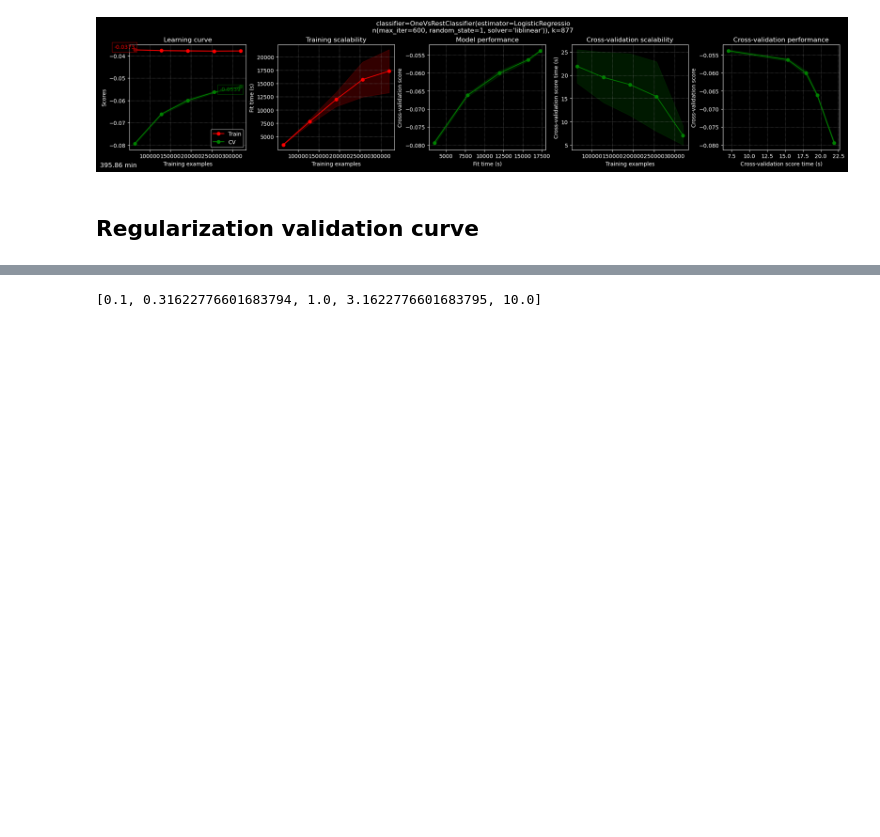
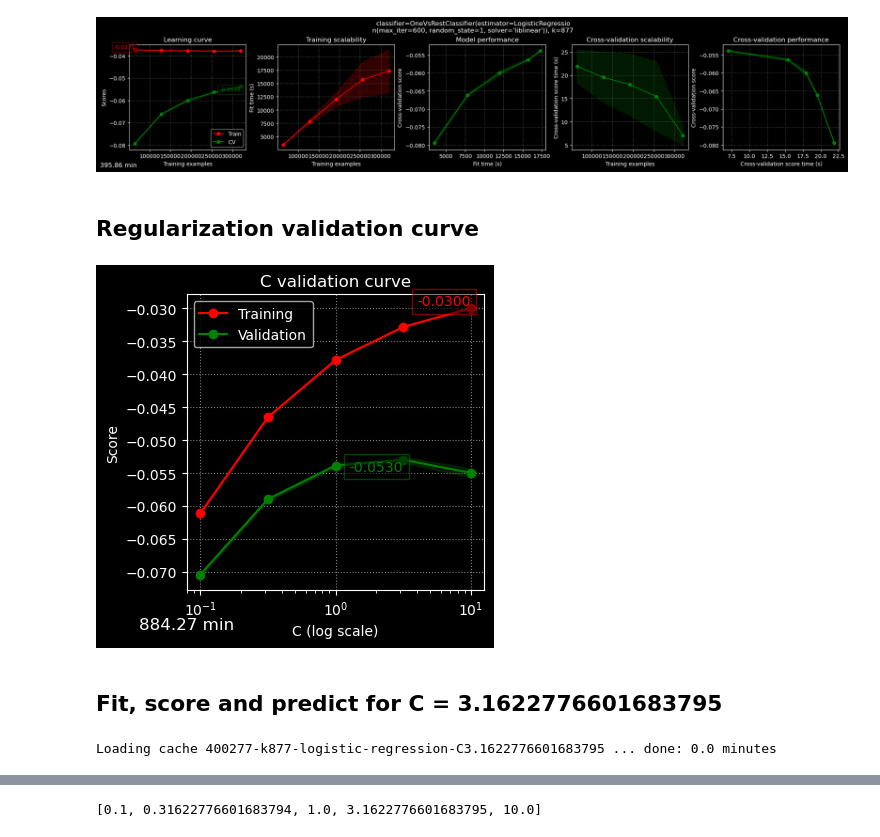
Before and after one commit to mauriciocramos/school-budgets, a Jupyter notebook: 4-learning-curves.ipynb, the cells around one changed output, grey strips where cells are left out. Cells and saved outputs as stored; diff of their text form; code cells hidden in the pictures; blank space fills up the shorter version.

```diff
--- a/4-learning-curves.ipynb
+++ b/4-learning-curves.ipynb
@@ -442,0 +452,17 @@ for x in range(1,11):
+# %%
+Image('400277-k877-validation-curve.png')
+# %% [output]
+[figure, added]
+# %% [markdown]
+## Fit, score and predict for C = 3.1622776601683795
+# %%
+C = 3.1622776601683795
+k = 877
+pl =  clone(baseline_pl)
+pl.set_params(union__text_features__reducer__k = k,
+              classifier__estimator__C = C,
+              classifier__n_jobs = 14)
+modelname = f'{df.shape[0]}-k{k}-logistic-regression-C{C}'
+pl = fit_cache(pl, df[FEATURES], y, model_dir, modelname)
+# %% [output]
+Loading cache 400277-k877-logistic-regression-C3.1622776601683795 ... done: 0.0 minutes
```
Also changed, not shown: parts of 72 cells of this notebook, 1 other file.
